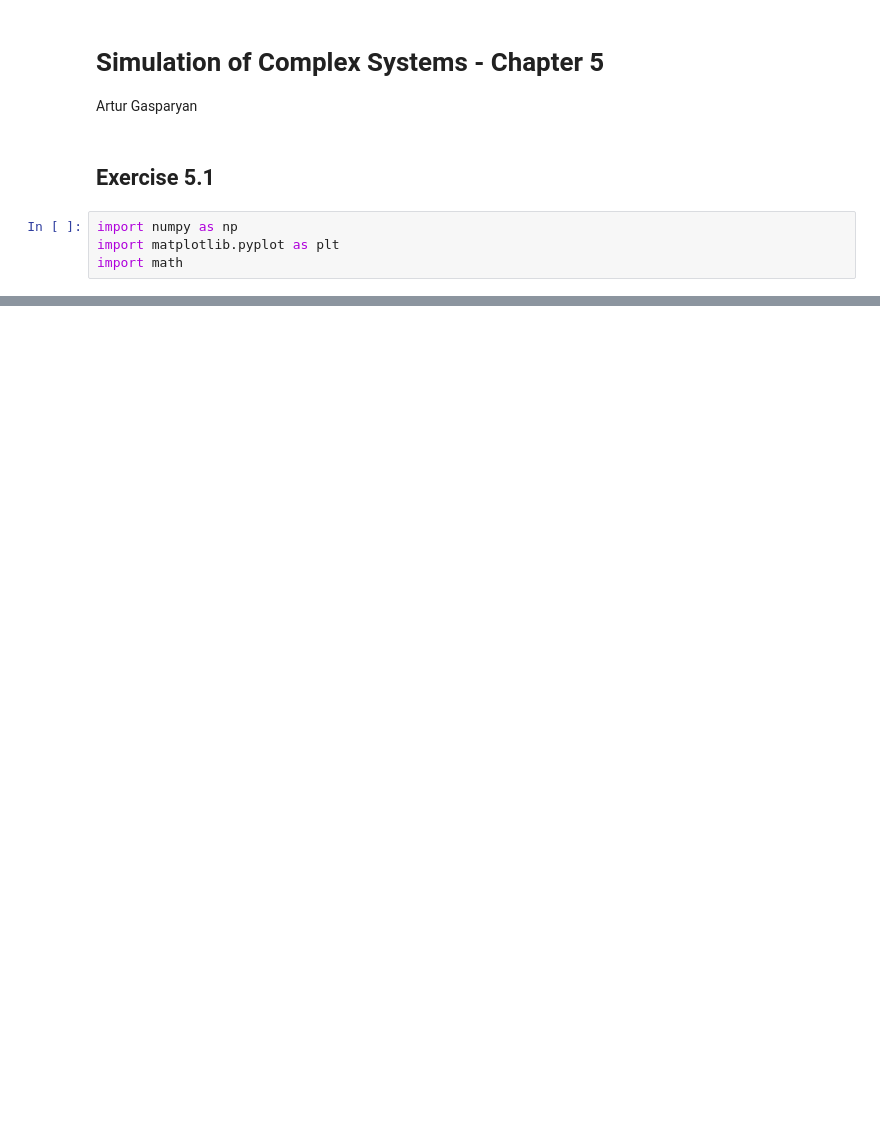
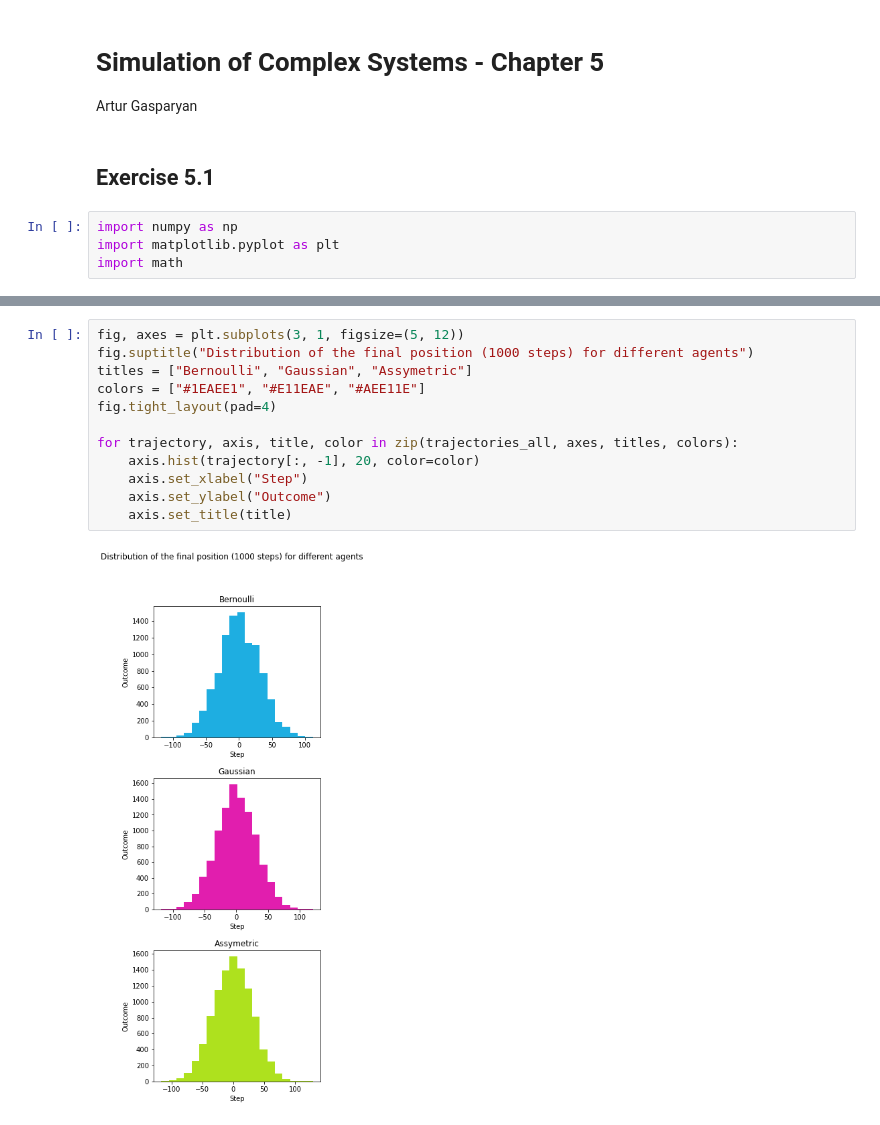
Before and after one commit to gasparyanartur/simulation-of-complex-systems-solutions, a Jupyter notebook: chapter-5/chapter-5.ipynb, the cells around one changed output, grey strips where cells are left out. Saved outputs shown, nothing was run; the diff lists cells and outputs as text; blank space fills up the shorter version.

```diff
--- a/chapter-5/chapter-5.ipynb
+++ b/chapter-5/chapter-5.ipynb
@@ -38,0 +40,14 @@ for outcomes, axis, title in zip(outcomes_draws, axes, titles):
+# %%
+fig, axes = plt.subplots(3, 1, figsize=(5, 12))
+fig.suptitle("Distribution of the final position (1000 steps) for different agents")
+titles = ["Bernoulli", "Gaussian", "Assymetric"]
+colors = ["#1EAEE1", "#E11EAE", "#AEE11E"]
+fig.tight_layout(pad=4)
+
+for trajectory, axis, title, color in zip(trajectories_all, axes, titles, colors):
+    axis.hist(trajectory[:, -1], 20, color=color)
+    axis.set_xlabel("Step")
+    axis.set_ylabel("Outcome")
+    axis.set_title(title)
+# %% [output]
+[figure, added]
```
Also changed, not shown: parts of 2 cells of this notebook.
